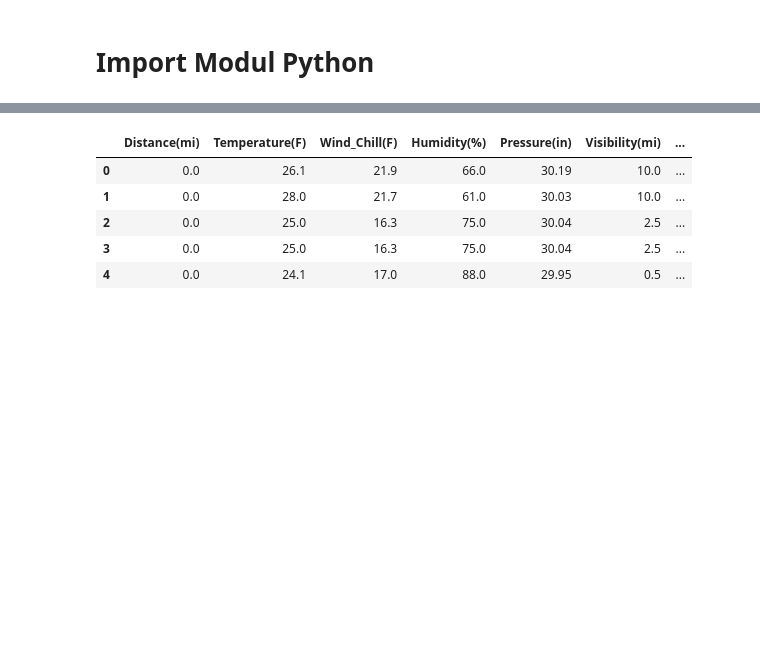
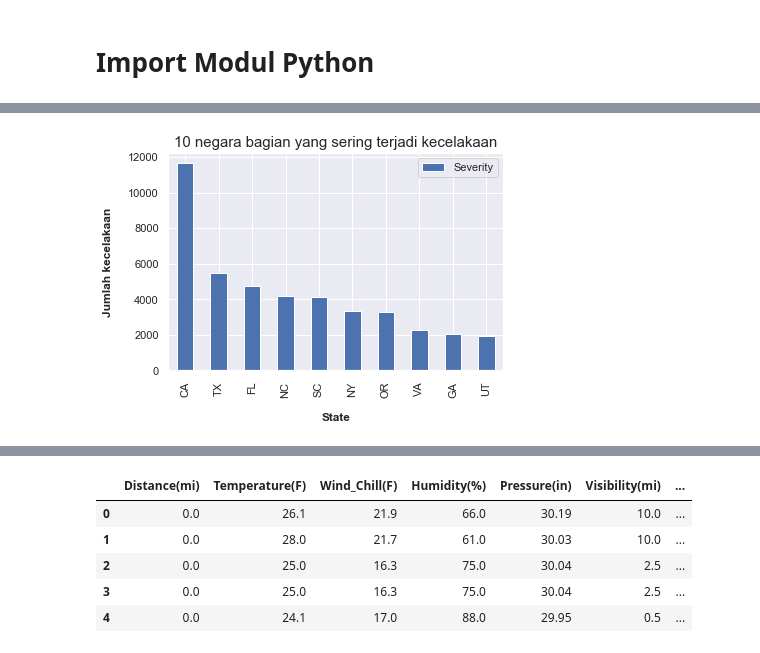
Before and after one commit to maftuhm/UAS-kapita-selekta-komputasi, a Jupyter notebook: UAS KAPITA SELEKTA KOMPUTASI.ipynb, the cells around one changed output, grey strips where cells are left out. Drawn from its saved outputs; the diff is of its cells as text; code cells hidden in the pictures; blank space fills up the shorter version.

```diff
--- a/UAS KAPITA SELEKTA KOMPUTASI.ipynb
+++ b/UAS KAPITA SELEKTA KOMPUTASI.ipynb
@@ -269,0 +292,7 @@ date 0
+# %%
+data_lokasi = data[['Severity', 'Distance(mi)', 'Street', 'City', 'County', 'State']]
+data_cuaca = data[['Severity', 'Temperature(F)', 'Humidity(%)', 'Pressure(in)', 'Visibility(mi)',
+                          'Wind_Direction', 'Wind_Speed(mph)', 'Weather_Condition']]
+data_infrastruktur = data[['Severity', 'Street', 'Amenity', 'Bump', 'Crossing', 'Give_Way', 'Junction', 'No_Exit',
+                                  'Railway', 'Roundabout', 'Station', 'Stop', 'Traffic_Calming',
+                                  'Traffic_Signal', 'Turning_Loop']]
@@ -269,0 +345,2 @@ date 0
+# %%
+data_lokasi = data_lokasi.dropna()
@@ -269,0 +443,13 @@ date 0
+# %%
+# jumlah_kecelakaan = data_lokasi.groupby(['State']).count()
+grouped = data_lokasi.groupby(['State']).count().reset_index()
+grouped = grouped.sort_values('Severity', ascending=False).head(10)
+
+plot = grouped.plot(kind='bar', x='State', y='Severity')
+plot.set_title('10 negara bagian yang sering terjadi kecelakaan', fontsize=15)
+plot.set_xlabel('State', weight='bold', labelpad=15)
+plot.set_ylabel('Jumlah kecelakaan', weight='bold', labelpad=15)
+
+plot.tick_params(axis='x', pad=5)
+# %% [output]
+[figure, added]
```
Also changed, not shown: parts of 61 cells of this notebook, 1 other file.
